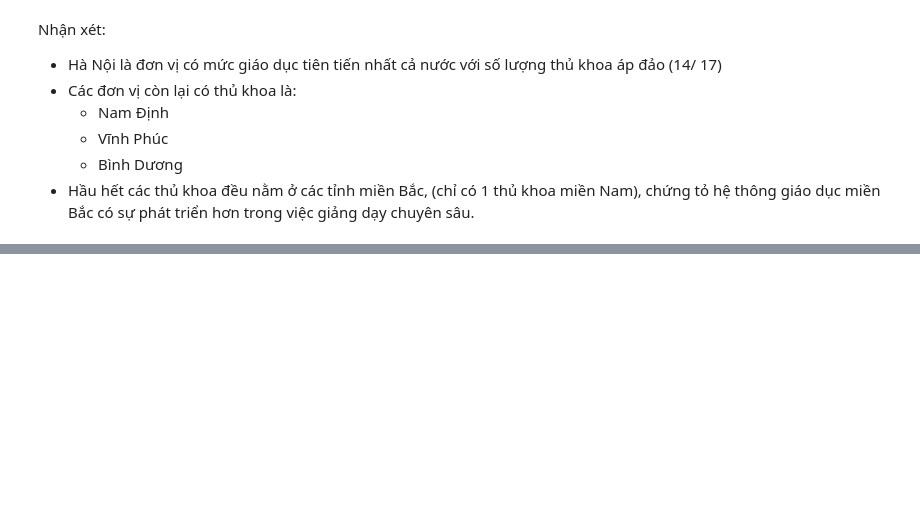
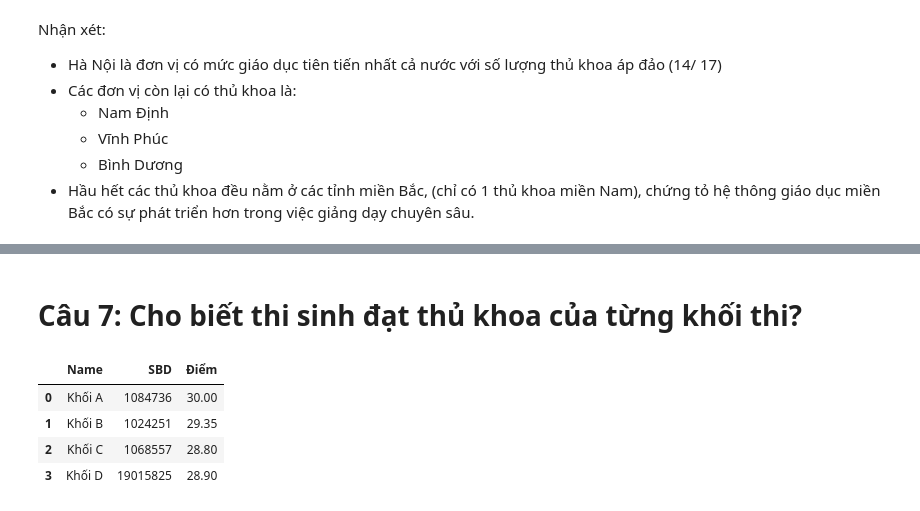
Before and after one commit to PMX120202/Project_Final_LTKHDL, a Jupyter notebook: Handle.ipynb, the cells around one changed output, grey strips where cells are left out. Cells and saved outputs as stored; diff of their text form; code cells hidden in the pictures; blank space fills up the shorter version.

```diff
--- a/Handle.ipynb
+++ b/Handle.ipynb
@@ -577,0 +572,42 @@ Nhận xét:
+# %% [markdown]
+# Câu 7: Cho biết thi sinh đạt thủ khoa của từng khối thi?
+# %%
+
+df["Khối A"] =df["Toán"] + df["Vật lí"] + df["Hóa học"]
+max_element = df['Khối A'].max()
+index = df["Khối A"].idxmax()
+SBD = df.iloc[index]['SBD']
+
+
+df["Khối B"] = df["Toán"] + df["Hóa học"] + df["Sinh học"]
+max_element1 = df['Khối B'].max()
+index1 = df["Khối B"].idxmax()
+SBD1 = df.iloc[index1]['SBD']
+
+
+df["Khối C"] = df["Toán"] + df["Địa lí"] + df["Lịch sử"]
+max_element2 = df['Khối C'].max()
+index2 = df["Khối C"].idxmax()
+SBD2 = df.iloc[index2]['SBD']
+
+
+df["Khối D"] = df["Toán"] + df["Ngữ văn"] + df["Ngoại ngữ"]
+max_element3 = df['Khối D'].max()
+index3 = df["Khối D"].idxmax()
+SBD3 = df.iloc[index3]['SBD']
+
+
+temp = [{'Name': 'Khối A','SBD':SBD ,'Điểm': max_element},
+        {'Name': 'Khối B', 'SBD':SBD1 ,'Điểm': max_element1},
+        {'Name': 'Khối C','SBD':SBD2 , 'Điểm': max_element2},
+        {'Name': 'Khối D','SBD':SBD3 , 'Điểm': max_element3}]
+
+
+results = pd.DataFrame.from_dict(temp)
+results
+# %% [output]
+|  | Name | SBD | Điểm |
+| 0 | Khối A | 1084736 | 30.00 |
+| 1 | Khối B | 1024251 | 29.35 |
+| 2 | Khối C | 1068557 | 28.80 |
+| 3 | Khối D | 19015825 | 28.90 |
```
Also changed, not shown: parts of 11 cells of this notebook.
